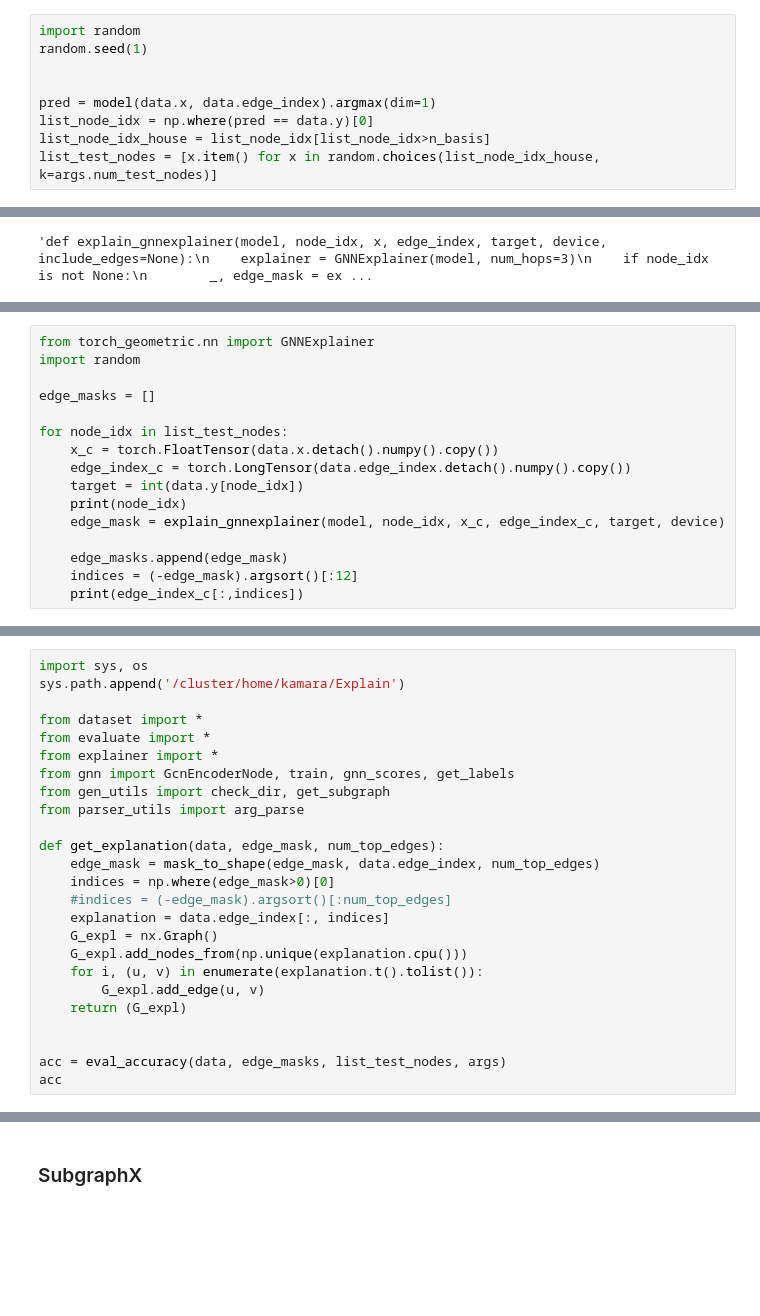
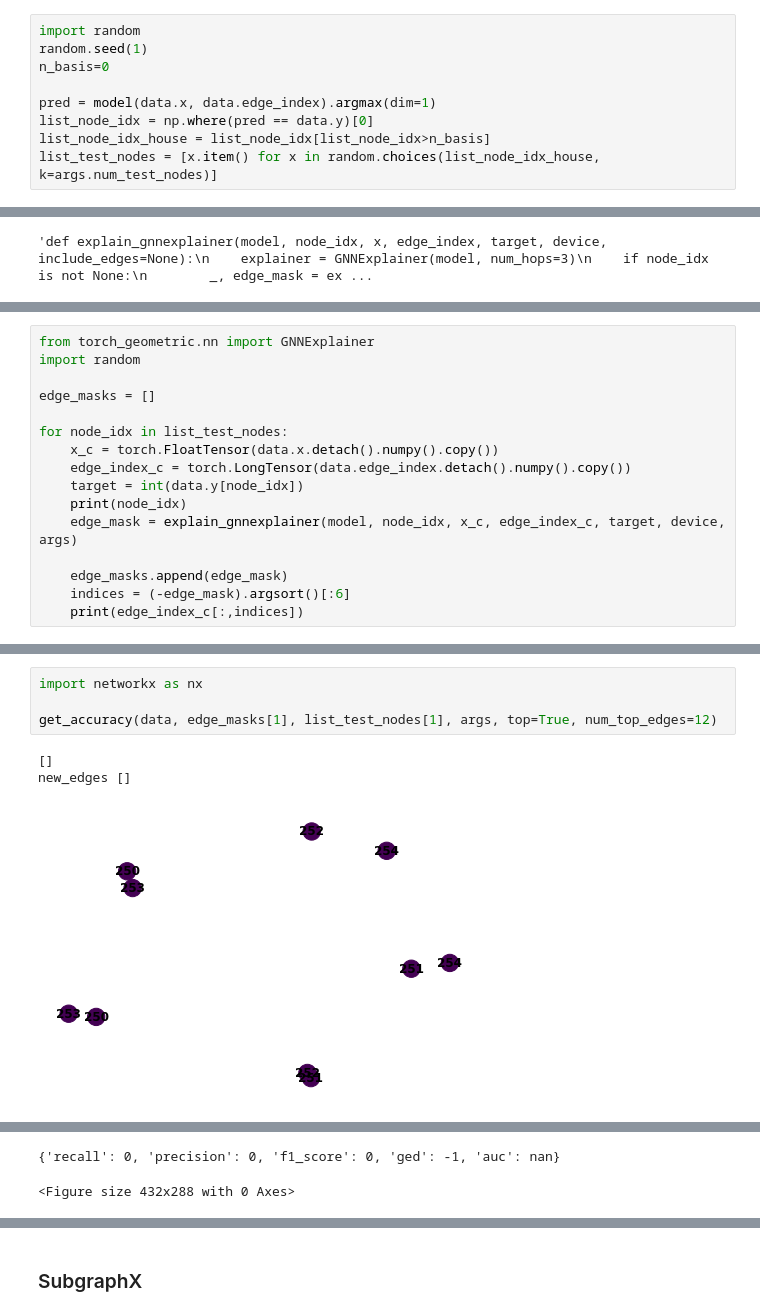
Before and after one commit to GraphFramEx/graphframex, a Jupyter notebook: exp_synthetic/Exp1-ba_shapes.ipynb, the cells around one changed output, grey strips where cells are left out. Drawn from its saved outputs; the diff is of its cells as text; blank space fills up the shorter version.

```diff
--- a/exp_synthetic/Exp1-ba_shapes.ipynb
+++ b/exp_synthetic/Exp1-ba_shapes.ipynb
@@ -577,7 +607,7 @@ def list_to_dict(preds):
 # %%
 import random
 random.seed(1)
-
+n_basis=0
 
 pred = model(data.x, data.edge_index).argmax(dim=1)
 list_node_idx = np.where(pred == data.y)[0]
@@ -757,9 +786,9 @@ for node_idx in list_test_nodes:
     edge_index_c = torch.LongTensor(data.edge_index.detach().numpy().copy())
     target = int(data.y[node_idx])
     print(node_idx)
-    edge_mask = explain_gnnexplainer(model, node_idx, x_c, edge_index_c, target, device)
+    edge_mask = explain_gnnexplainer(model, node_idx, x_c, edge_index_c, target, device, args)
 
     edge_masks.append(edge_mask)
-    indices = (-edge_mask).argsort()[:12]
+    indices = (-edge_mask).argsort()[:6]
     print(edge_index_c[:,indices])
 # %% [output]
@@ -811,25 +824,0 @@ edge_masks
-# %%
-import sys, os
-sys.path.append('/cluster/home/kamara/Explain')
-
-from dataset import *
-from evaluate import *
-from explainer import *
-from gnn import GcnEncoderNode, train, gnn_scores, get_labels
-from gen_utils import check_dir, get_subgraph
-from parser_utils import arg_parse
-
-def get_explanation(data, edge_mask, num_top_edges):
-    edge_mask = mask_to_shape(edge_mask, data.edge_index, num_top_edges)
-    indices = np.where(edge_mask>0)[0]
-    #indices = (-edge_mask).argsort()[:num_top_edges]
-    explanation = data.edge_index[:, indices]
-    G_expl = nx.Graph()
-    G_expl.add_nodes_from(np.unique(explanation.cpu()))
-    for i, (u, v) in enumerate(explanation.t().tolist()):
-        G_expl.add_edge(u, v)
-    return (G_expl)
-
-
-acc = eval_accuracy(data, edge_masks, list_test_nodes, args)
-acc
@@ -915,0 +1022,8 @@ pred_label 3
+# %%
+import networkx as nx
+
+get_accuracy(data, edge_masks[1], list_test_nodes[1], args, top=True, num_top_edges=12)
+# %% [output]
+[]
+new_edges []
+[figure, added]
@@ -915,0 +1031,2 @@ pred_label 3
+{'recall': 0, 'precision': 0, 'f1_score': 0, 'ged': -1, 'auc': nan}
+<Figure size 432x288 with 0 Axes>
```
Also changed, not shown: parts of 56 cells of this notebook, 15 other files.
